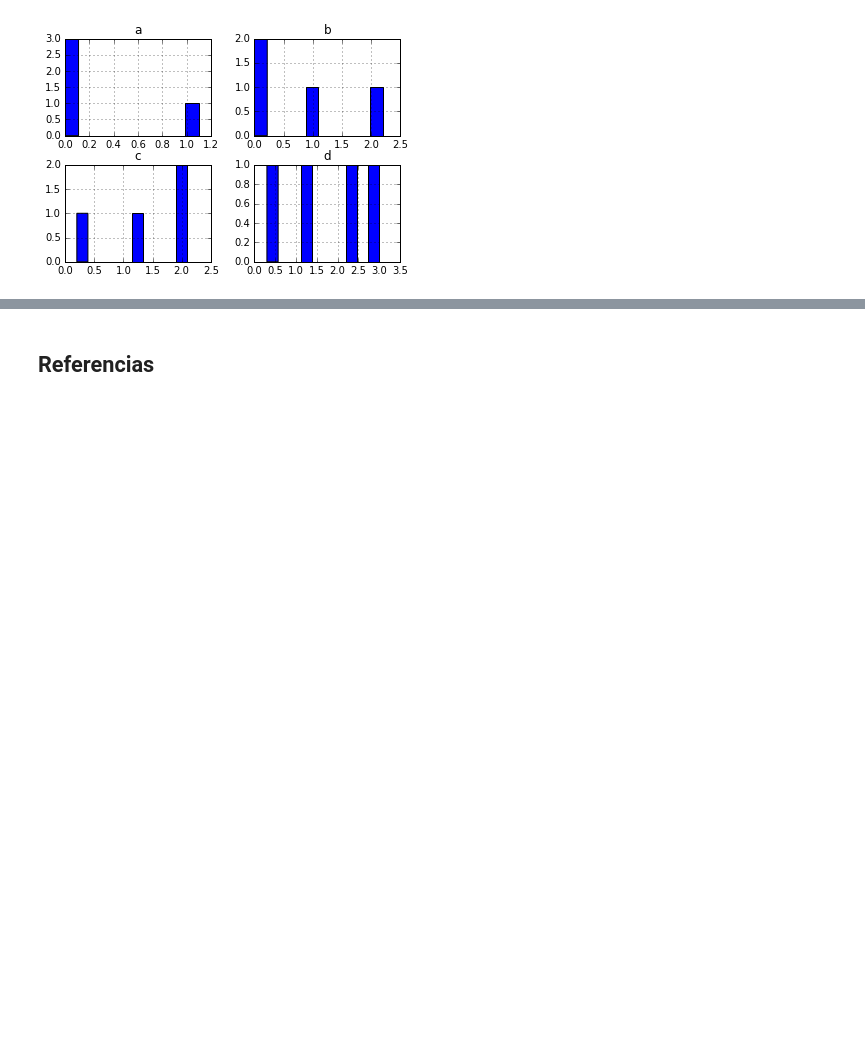
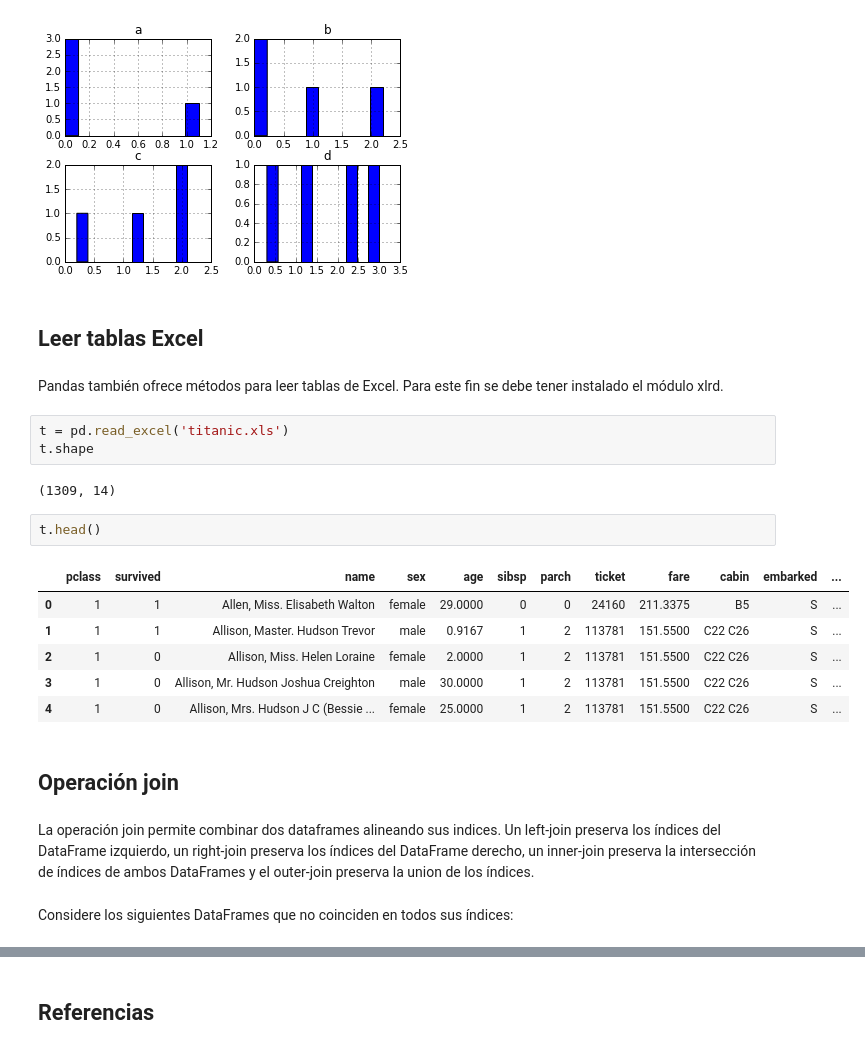
Before and after one commit to jmlon/PythonTutorials, a Jupyter notebook: pandas/PandasDataFrames.ipynb, the cells around one changed output, grey strips where cells are left out. Drawn from its saved outputs; the diff is of its cells as text; blank space fills up the shorter version.

Commit message:
Included join,concat,merge operations in Pandas

```diff
--- a/pandas/PandasDataFrames.ipynb
+++ b/pandas/PandasDataFrames.ipynb
@@ -407,3 +404,27 @@ df6.hist()
 plt.show()
 # %% [output]
 [figure]
+# %% [markdown]
+## Leer tablas Excel
+# %% [markdown]
+Pandas también ofrece métodos para leer tablas de Excel. Para este fin se debe tener instalado el módulo xlrd.
+# %%
+t = pd.read_excel('titanic.xls')
+t.shape
+# %% [output]
+(1309, 14)
+# %%
+t.head()
+# %% [output]
+|  | pclass | survived | name | sex | age | sibsp | parch | ticket | fare | cabin | embarked | ... |
+| 0 | 1 | 1 | Allen, Miss. Elisabeth Walton | female | 29.0000 | 0 | 0 | 24160 | 211.3375 | B5 | S | ... |
+| 1 | 1 | 1 | Allison, Master. Hudson Trevor | male | 0.9167 | 1 | 2 | 113781 | 151.5500 | C22 C26 | S | ... |
+| 2 | 1 | 0 | Allison, Miss. Helen Loraine | female | 2.0000 | 1 | 2 | 113781 | 151.5500 | C22 C26 | S | ... |
+| 3 | 1 | 0 | Allison, Mr. Hudson Joshua Creighton | male | 30.0000 | 1 | 2 | 113781 | 151.5500 | C22 C26 | S | ... |
+| 4 | 1 | 0 | Allison, Mrs. Hudson J C (Bessie ... | female | 25.0000 | 1 | 2 | 113781 | 151.5500 | C22 C26 | S | ... |
+# %% [markdown]
+## Operación join
+# %% [markdown]
+La operación join permite combinar dos dataframes alineando sus indices. Un left-join preserva los índices del DataFrame izquierdo, un right-join preserva los índices del DataFrame derecho, un inner-join preserva la intersección de índices de ambos DataFrames y el outer-join preserva la union de los índices.
+# %% [markdown]
+Considere los siguientes DataFrames que no coinciden en todos sus índices:
```
Also changed, not shown: parts of 33 cells of this notebook, 1 other file.
